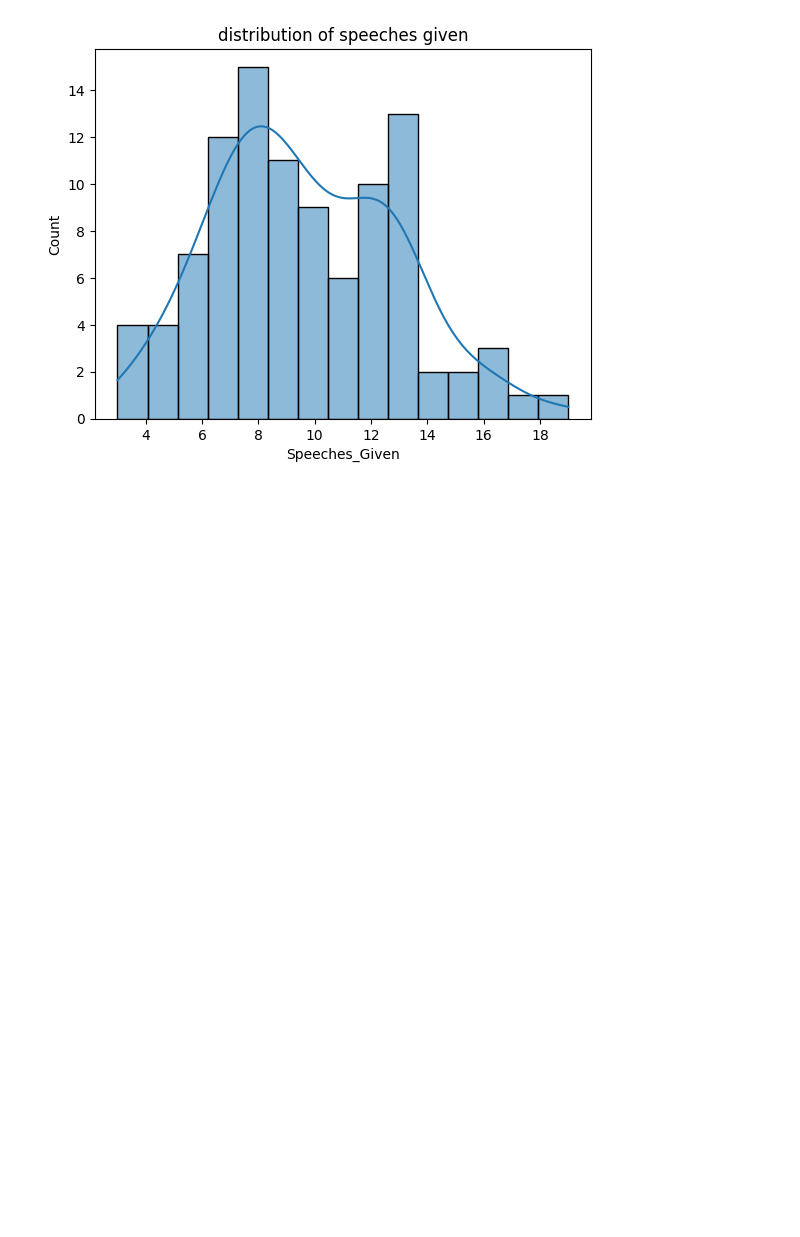
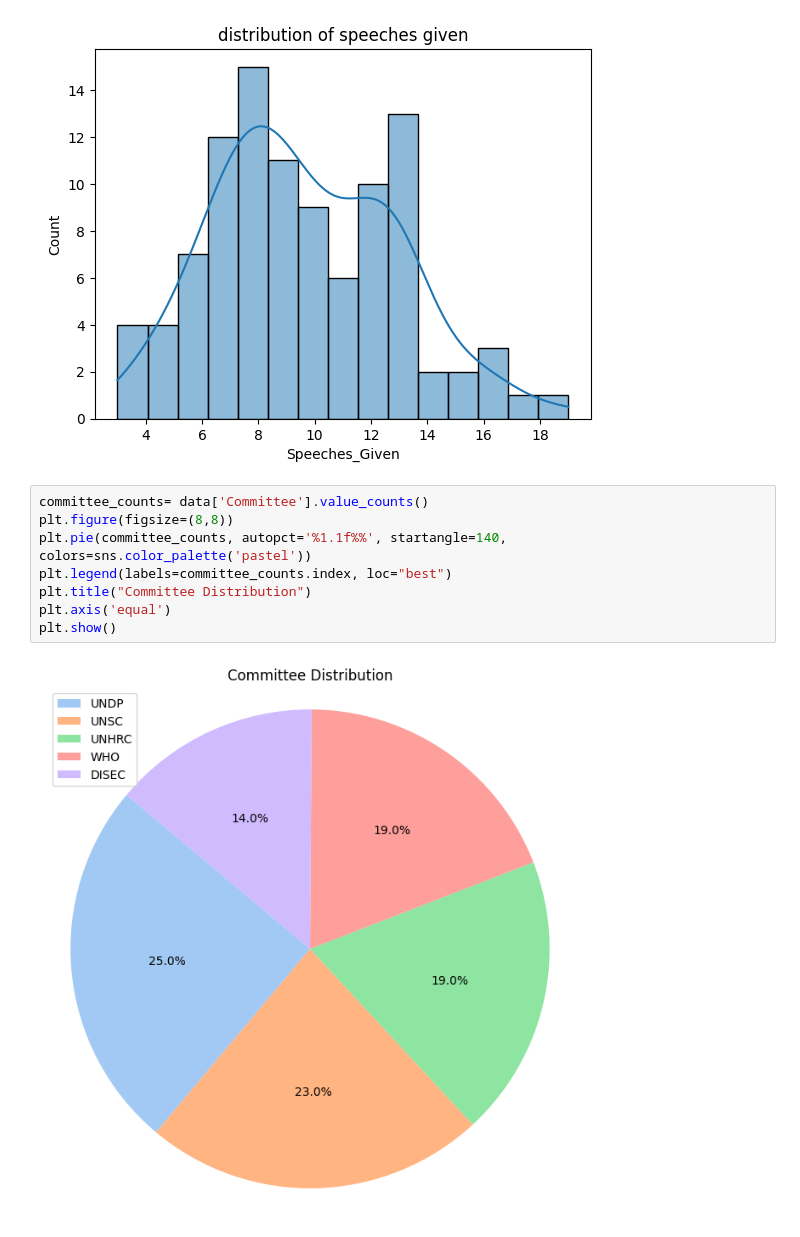
Before and after one commit to Yassmine-Yazidi-573/MUN-winner-Predictor, a Jupyter notebook: MUN_Analysis.ipynb, the cells around one changed output. Cells and saved outputs as stored; diff of their text form; blank space fills up the shorter version.

```diff
--- a/MUN_Analysis.ipynb
+++ b/MUN_Analysis.ipynb
@@ -76,3 +87,13 @@ plt.title("distribution of speeches given")
 plt.show()
 # %% [output]
 [figure]
+# %%
+committee_counts= data['Committee'].value_counts()
+plt.figure(figsize=(8,8))
+plt.pie(committee_counts, autopct='%1.1f%%', startangle=140, colors=sns.color_palette('pastel'))
+plt.legend(labels=committee_counts.index, loc="best")
+plt.title("Committee Distribution")
+plt.axis('equal')
+plt.show()
+# %% [output]
+[figure, added]
```
Also changed, not shown: parts of 1 cell of this notebook.
